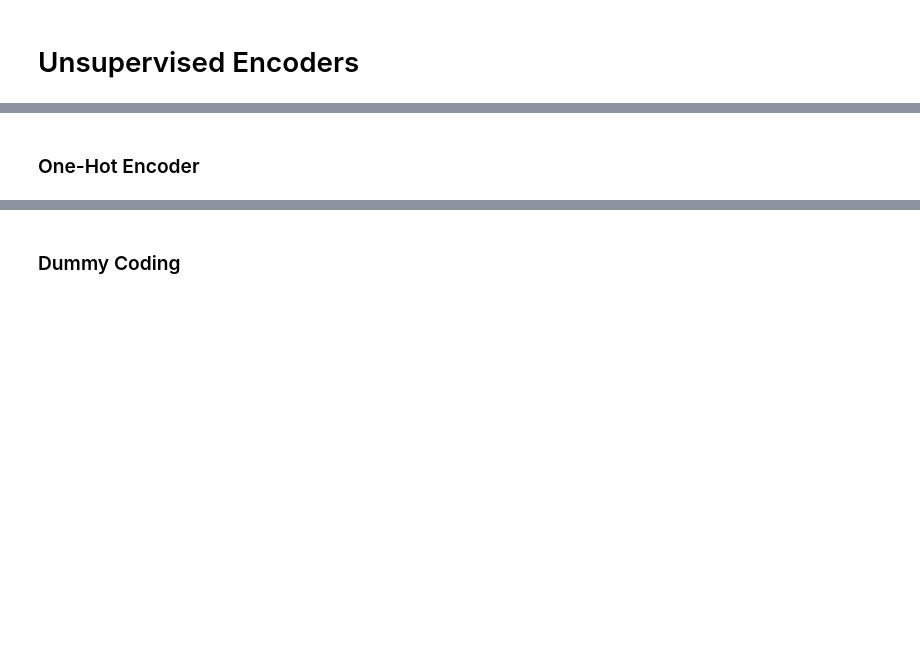
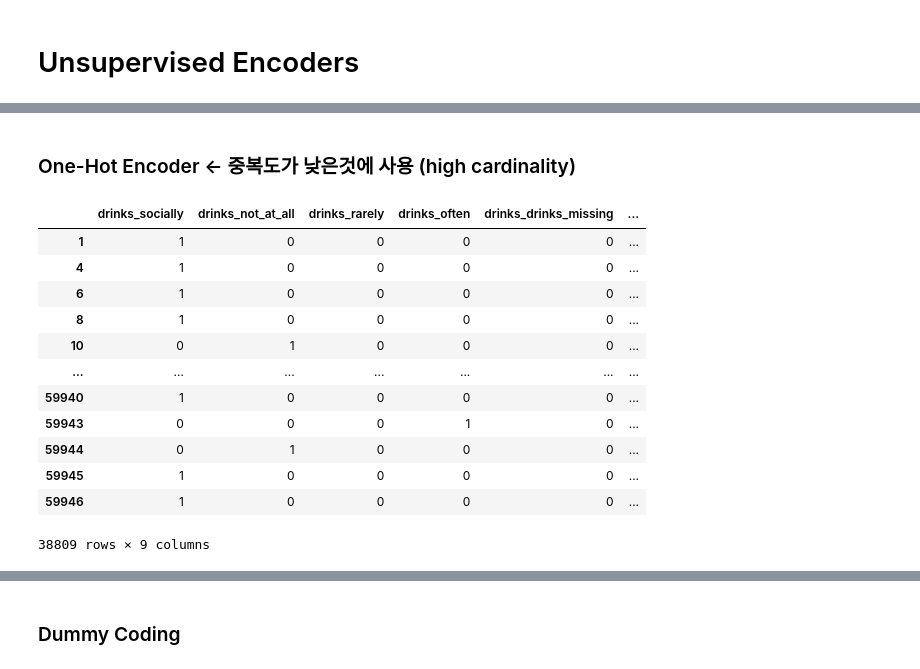
Before and after one commit to jimmynkim/DAEM, a Jupyter notebook: DAEM23_05.ipynb, the cells around one changed output, grey strips where cells are left out. Cells and saved outputs as stored; diff of their text form; code cells hidden in the pictures; blank space fills up the shorter version.

```diff
--- a/DAEM23_05.ipynb
+++ b/DAEM23_05.ipynb
@@ -816,4 +876,4 @@ For this worksheet we are going to use the [category_encoders](http://contrib.sc
 # %% [markdown]
-### One-Hot Encoder
+### One-Hot Encoder <- 중복도가 낮은것에 사용 (high cardinality)
 # %%
 col = 'drinks'
@@ -819,0 +882,18 @@ col = 'drinks'
+# %%
+onehot_enc = OneHotEncoder(use_cat_names=True, handle_missing='indicator',handle_unknown='indicator') # 7개 카테고리 뒤에 nan, missing 칼럼 추가
+# %%
+onehot_enc.fit_transform(df[col])
+# %% [output]
+|  | drinks_socially | drinks_not_at_all | drinks_rarely | drinks_often | drinks_drinks_missing | ... |
+| 1 | 1 | 0 | 0 | 0 | 0 | ... |
+| 4 | 1 | 0 | 0 | 0 | 0 | ... |
+| 6 | 1 | 0 | 0 | 0 | 0 | ... |
+| 8 | 1 | 0 | 0 | 0 | 0 | ... |
+| 10 | 0 | 1 | 0 | 0 | 0 | ... |
+| ... | ... | ... | ... | ... | ... | ... |
+| 59940 | 1 | 0 | 0 | 0 | 0 | ... |
+| 59943 | 0 | 0 | 0 | 1 | 0 | ... |
+| 59944 | 0 | 1 | 0 | 0 | 0 | ... |
+| 59945 | 1 | 0 | 0 | 0 | 0 | ... |
+| 59946 | 1 | 0 | 0 | 0 | 0 | ... |
+38809 rows × 9 columns
```
Also changed, not shown: parts of 40 cells of this notebook.
